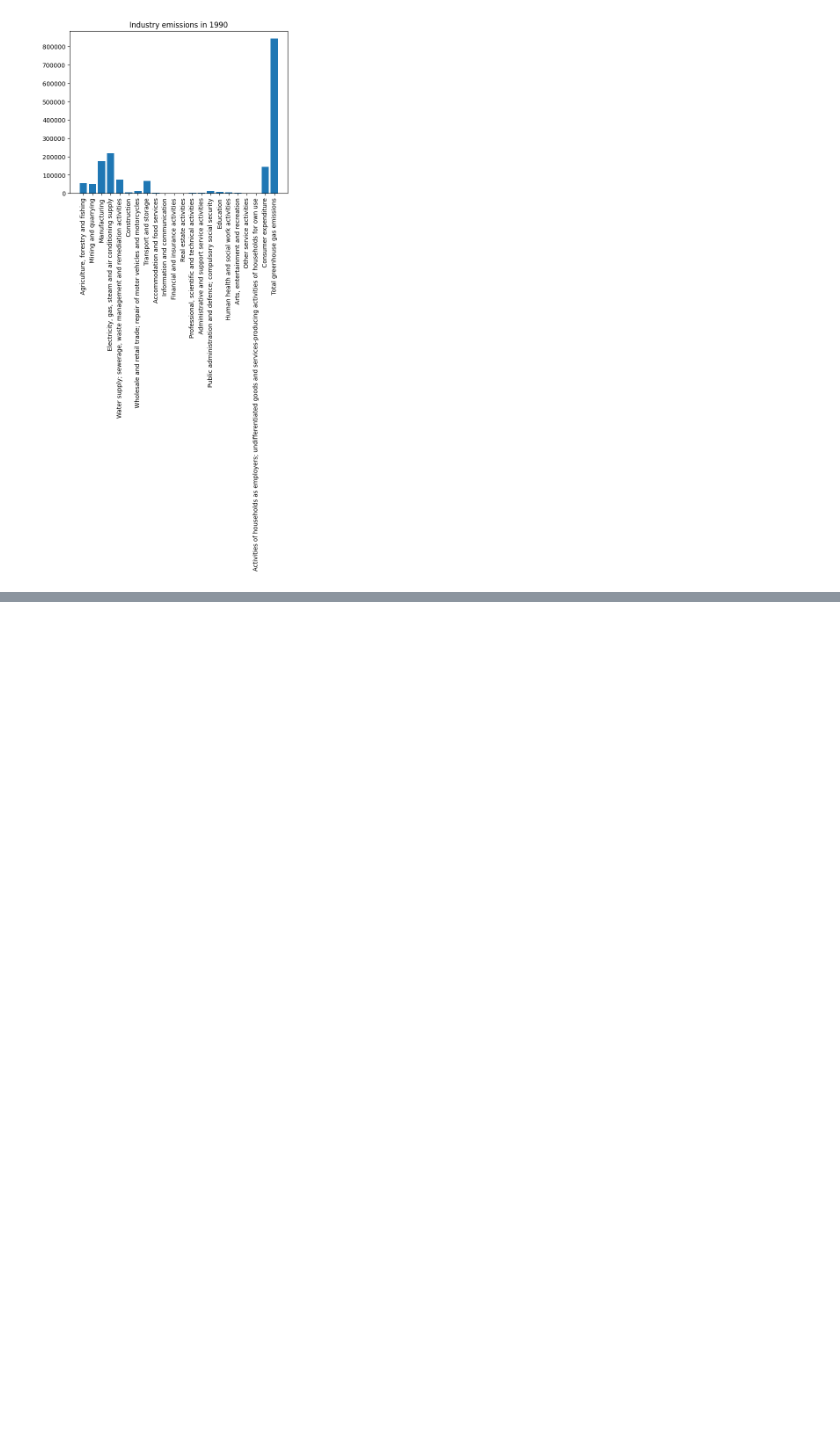
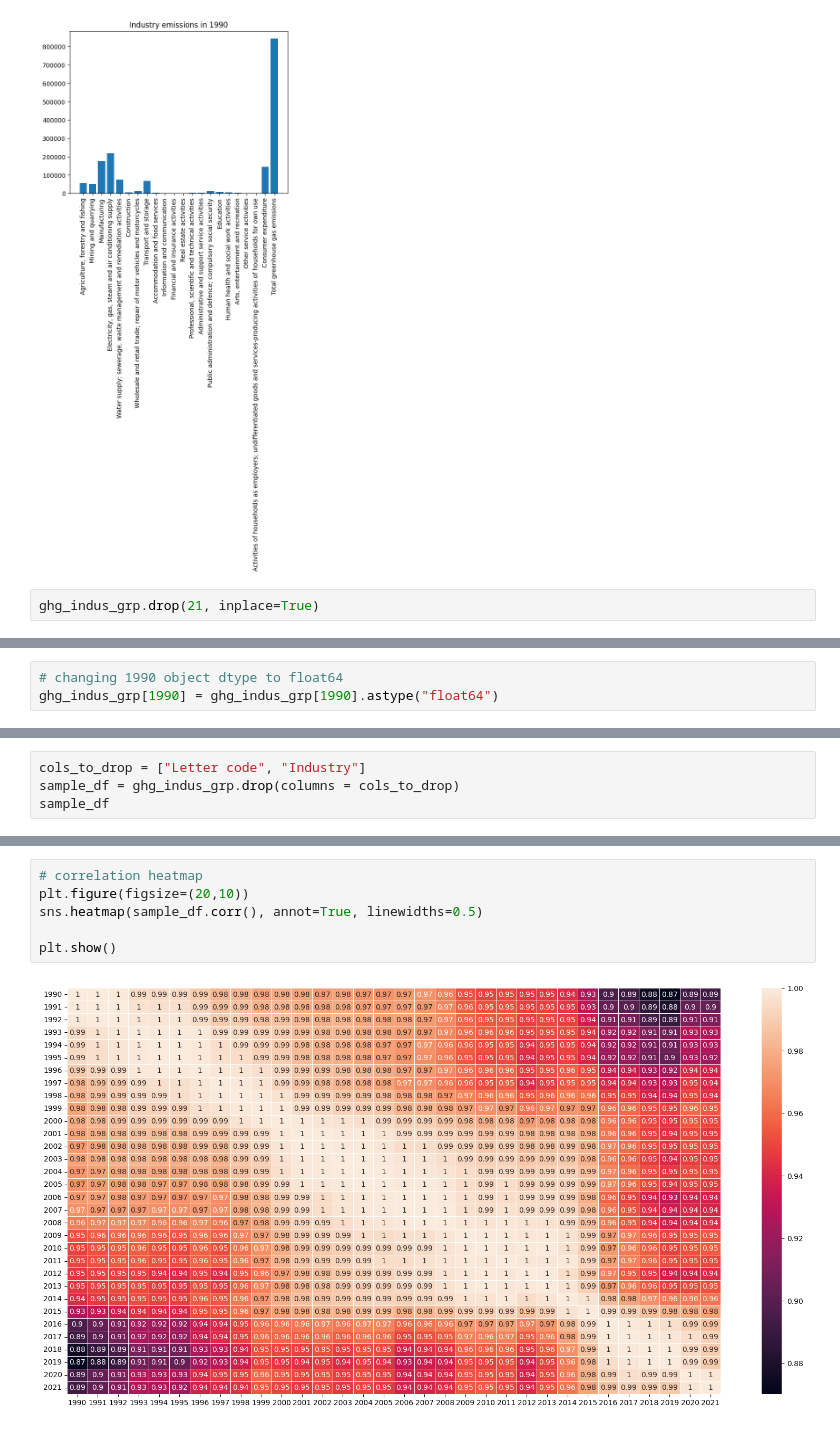
Before and after one commit to minervaliticia/Atmospheric_Emissions, a Jupyter notebook: Current_Analysis.ipynb, the cells around one changed output, grey strips where cells are left out. Cells and saved outputs as stored; diff of their text form; blank space fills up the shorter version.

```diff
--- a/Current_Analysis.ipynb
+++ b/Current_Analysis.ipynb
@@ -189,3 +189,5 @@ plt.xticks(x, rotation = "vertical")
 plt.show()
 # %% [output]
 [figure]
+# %%
+ghg_indus_grp.drop(21, inplace=True)
@@ -191,0 +255,3 @@ plt.show()
+# %%
+# changing 1990 object dtype to float64
+ghg_indus_grp[1990] = ghg_indus_grp[1990].astype("float64")
@@ -191,0 +404,4 @@ plt.show()
+# %%
+cols_to_drop = ["Letter code", "Industry"]
+sample_df = ghg_indus_grp.drop(columns = cols_to_drop)
+sample_df
@@ -191,0 +448,8 @@ plt.show()
+# %%
+# correlation heatmap
+plt.figure(figsize=(20,10))
+sns.heatmap(sample_df.corr(), annot=True, linewidths=0.5)
+
+plt.show()
+# %% [output]
+[figure, added]
```
Also changed, not shown: parts of 38 cells of this notebook.
